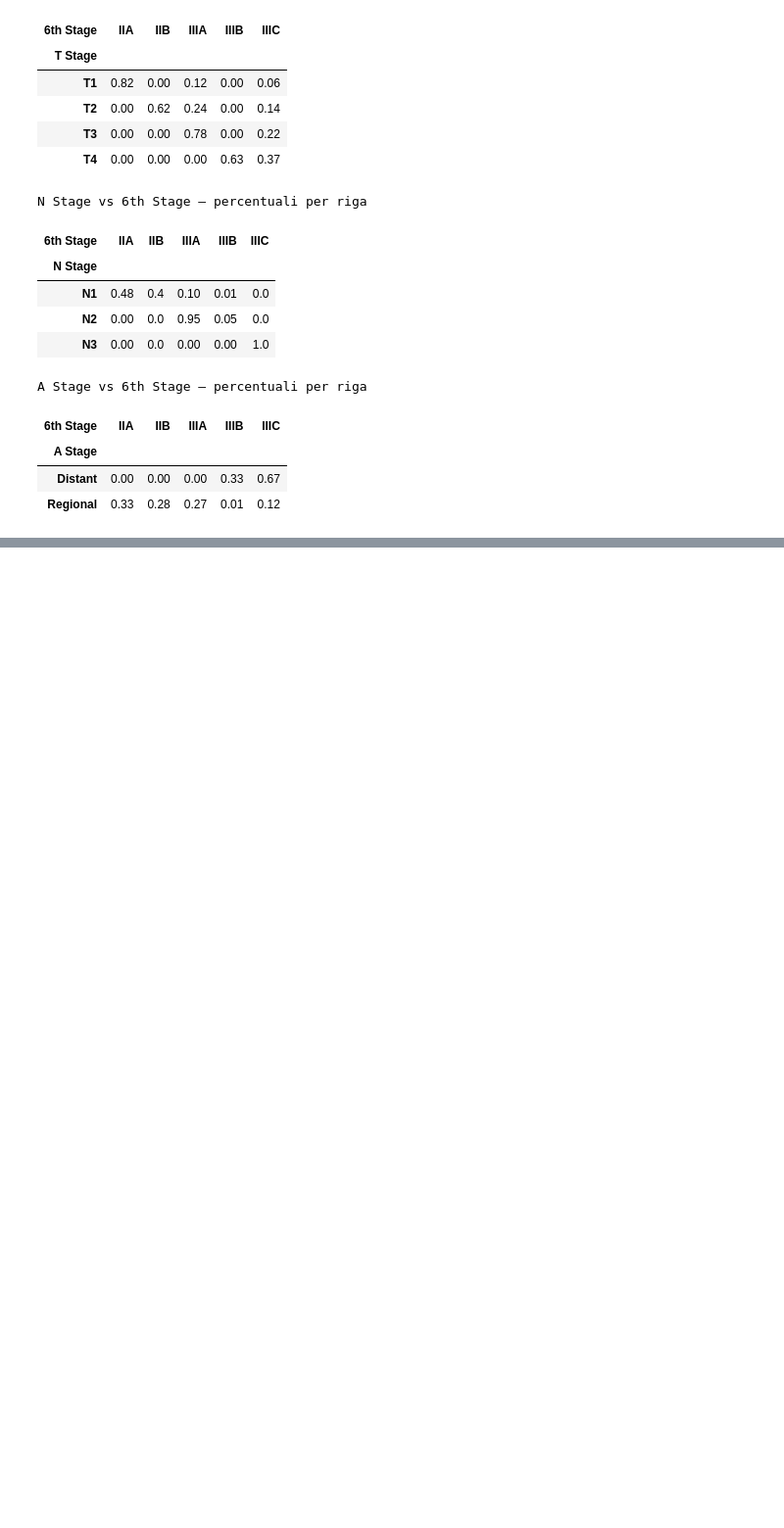
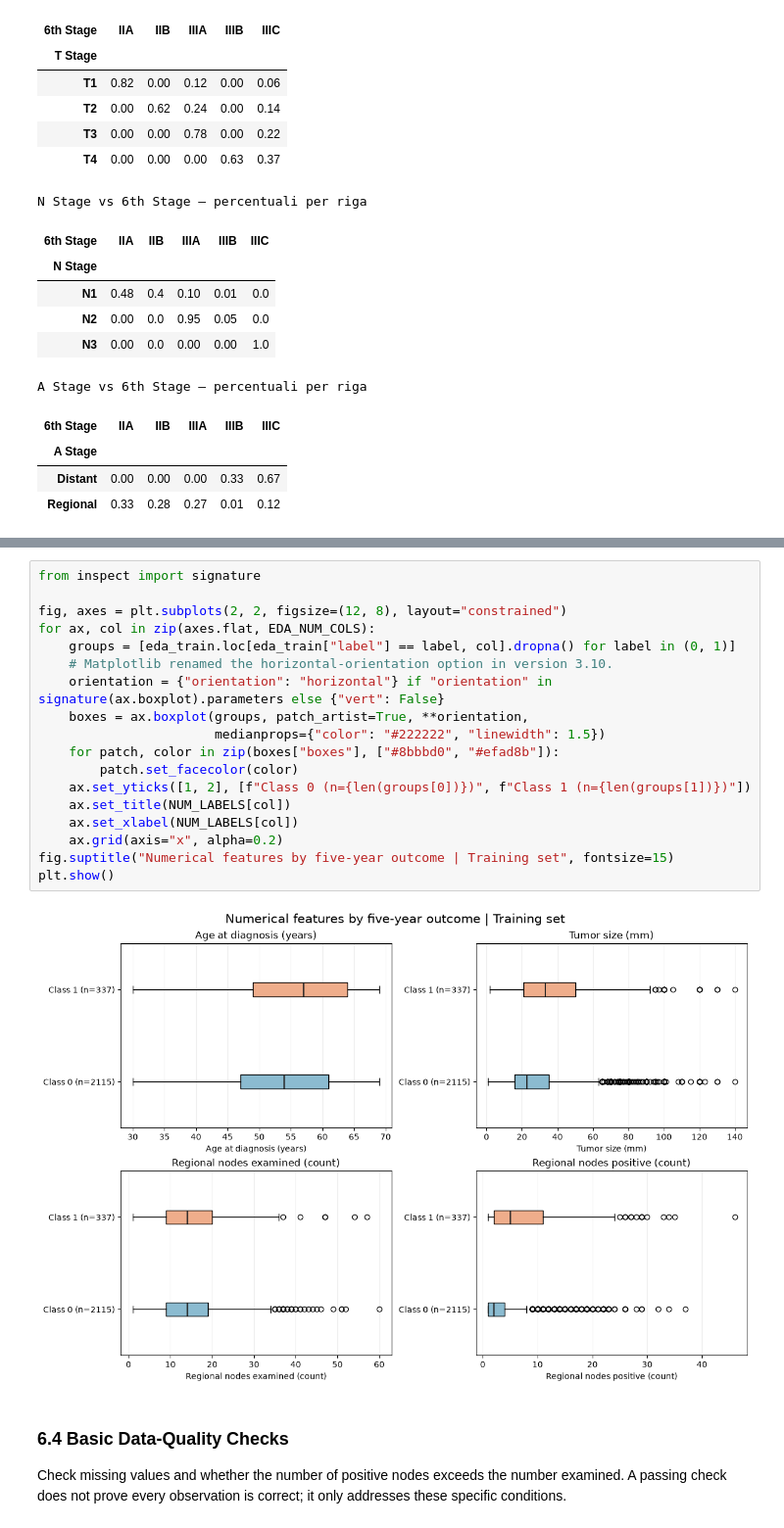
Before and after one commit to alicepelloni/progetto, a Jupyter notebook: breast_cancer.ipynb, the cells around one changed output, grey strips where cells are left out. Shown at 98% size. Cells and saved outputs as stored; diff of their text form; blank space fills up the shorter version.

```diff
--- a/breast_cancer.ipynb
+++ b/breast_cancer.ipynb
@@ -238,0 +374,24 @@ A Stage vs 6th Stage — percentuali per riga
+# %%
+from inspect import signature
+
+fig, axes = plt.subplots(2, 2, figsize=(12, 8), layout="constrained")
+for ax, col in zip(axes.flat, EDA_NUM_COLS):
+    groups = [eda_train.loc[eda_train["label"] == label, col].dropna() for label in (0, 1)]
+    # Matplotlib renamed the horizontal-orientation option in version 3.10.
+    orientation = {"orientation": "horizontal"} if "orientation" in signature(ax.boxplot).parameters else {"vert": False}
+    boxes = ax.boxplot(groups, patch_artist=True, **orientation,
+                       medianprops={"color": "#222222", "linewidth": 1.5})
+    for patch, color in zip(boxes["boxes"], ["#8bbbd0", "#efad8b"]):
+        patch.set_facecolor(color)
+    ax.set_yticks([1, 2], [f"Class 0 (n={len(groups[0])})", f"Class 1 (n={len(groups[1])})"])
+    ax.set_title(NUM_LABELS[col])
+    ax.set_xlabel(NUM_LABELS[col])
+    ax.grid(axis="x", alpha=0.2)
+fig.suptitle("Numerical features by five-year outcome | Training set", fontsize=15)
+plt.show()
+# %% [output]
+[figure, added]
+# %% [markdown]
+### 6.4 Basic Data-Quality Checks
+
+Check missing values and whether the number of positive nodes exceeds the number examined. A passing check does not prove every observation is correct; it only addresses these specific conditions.
```
Also changed, not shown: parts of 35 cells of this notebook.
